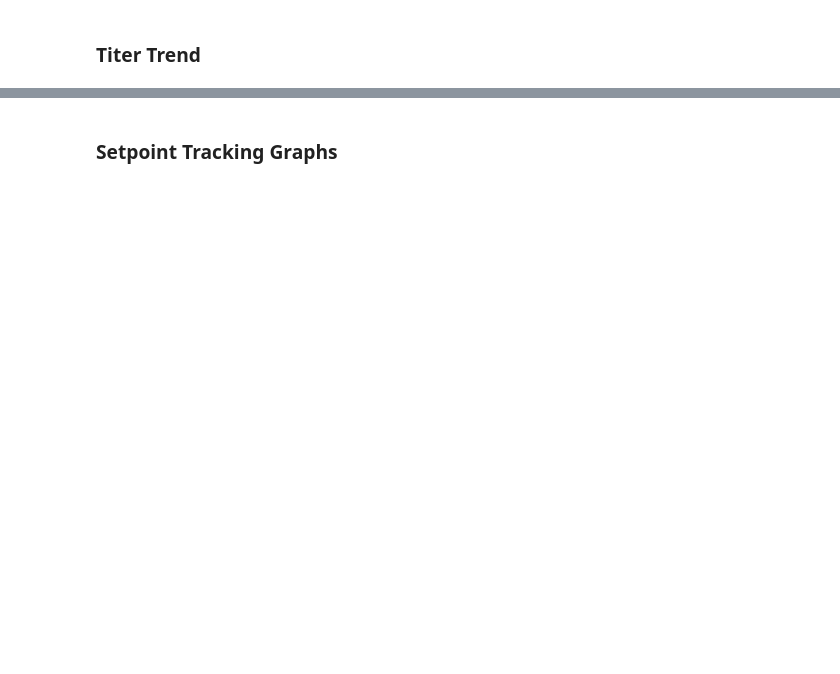
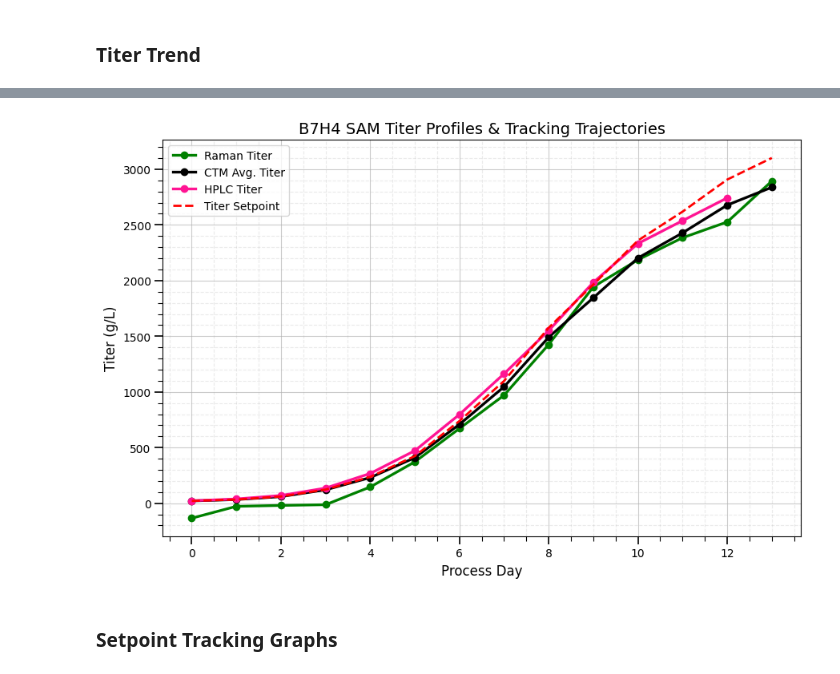
Before and after one commit to zhatz111/state-space-mpc, a Jupyter notebook: data/SAM-1000L-B7H4-experiment/graphs.ipynb, the cells around one changed output, grey strips where cells are left out. Cells and saved outputs as stored; diff of their text form; code cells hidden in the pictures; blank space fills up the shorter version.

```diff
--- a/data/SAM-1000L-B7H4-experiment/graphs.ipynb
+++ b/data/SAM-1000L-B7H4-experiment/graphs.ipynb
@@ -106,16 +106,29 @@ df_agg
 | 13 | 13 | 2838.042857 | 67.275475 |
 | 14 | 14 | 2995.628571 | 81.514594 |
 # %%
+# Gather all Titer data
+time_data = pd.to_datetime(pd.Series([values["time"] for _, values in data.items()]), unit='ms', utc=True).dt.tz_convert("America/New_York")
 batch_data = np.array([values["titre"] for _, values in data.items()])
-cedex_data = np.array([
+cedex_titer = np.array([
     v if v is not None else np.nan
     for v in (vals["cedex_titer"] for vals in data.values())
 ])
+raman_titer = np.array([values["raman_titer"] for _, values in data.items()])
+hplc_titer = np.array([
+    v if v is not None else np.nan
+    for v in (vals["hplc_titer"] for vals in data.values())
+])
 titer_setpoint_trajectory = np.array(yaml["Controller"]["Process Variables"]["IGG"]["Data"])[:len(batch_data)]
 ctm_avg_trajectory = df_agg["mean"].values[:len(batch_data)]
+
+# Calculate setpoint tracking error
 setpoint_tracking_error = 100*(batch_data-titer_setpoint_trajectory)/titer_setpoint_trajectory
-setpoint_tracking_error_cedex = 100*(cedex_data-titer_setpoint_trajectory)/titer_setpoint_trajectory
+setpoint_tracking_error_raman = 100*(raman_titer-titer_setpoint_trajectory)/titer_setpoint_trajectory
+setpoint_tracking_error_hplc = 100*(hplc_titer-titer_setpoint_trajectory)/titer_setpoint_trajectory
+setpoint_tracking_error_cedex = 100*(cedex_titer-titer_setpoint_trajectory)/titer_setpoint_trajectory
+setpoint_tracking_error_ctm = 100*(ctm_avg_trajectory-titer_setpoint_trajectory)/titer_setpoint_trajectory
 
+# Apply correction factor to CEDEX data
 correction_factor = 0.13
-corrected_hplc = cedex_data*(1-correction_factor)
+corrected_hplc = cedex_titer*(1-correction_factor)
 setpoint_tracking_error_cedex_corrected = 100*(corrected_hplc-titer_setpoint_trajectory)/titer_setpoint_trajectory
@@ -171,2 +163,56 @@ plt.legend()
+# %%
+plt.figure(figsize=(9, 6))
+
+x = np.arange(len(batch_data))
+
+line_width = 2.4
+marker_size = 6
+
+# --- Main data series ---
+plt.plot(x, raman_titer,
+         color="green", linewidth=line_width,
+         marker="o", markersize=marker_size,
+         label="Raman Titer")
+
+plt.plot(x, ctm_avg_trajectory,
+         color="black", linewidth=line_width,
+         marker="o", markersize=marker_size,
+         label="CTM Avg. Titer")
+
+# plt.plot(x, cedex_titer,
+#          color="blueviolet", linewidth=line_width,
+#          marker="o", markersize=marker_size,
+#          label="Cedex Titer")
+
+plt.plot(x, hplc_titer,
+         color="deeppink", linewidth=line_width,
+         marker="o", markersize=marker_size,
+         label="HPLC Titer")
+
+# --- Setpoint trajectory ---
+plt.plot(x, titer_setpoint_trajectory,
+         linestyle="--", color="red",
+         linewidth=2, label="Titer Setpoint")
+
+# --- Axes labels + title ---
+plt.xlabel("Process Day", fontsize=12)
+plt.ylabel("Titer (g/L)", fontsize=12)  # more correct than "Setpoint Tracking Error %"
+plt.title("B7H4 SAM Titer Profiles & Tracking Trajectories", fontsize=14)
+
+# --- Grid styling ---
+plt.grid(which="major", linestyle="-", alpha=0.65)
+plt.grid(which="minor", linestyle="--", alpha=0.25)
+plt.minorticks_on()
+
+# --- Tick appearance ---
+plt.tick_params(axis="both", which="major", length=7, width=1.2)
+plt.tick_params(axis="both", which="minor", length=4, width=0.8)
+
+# --- Legend ---
+plt.legend(frameon=True, fontsize=10, loc="best")
+
+plt.tight_layout()
+# %% [output]
+[figure, added]
 # %% [markdown]
 ### Setpoint Tracking Graphs
```
Also changed, not shown: parts of 5 cells of this notebook, 15 other files.
